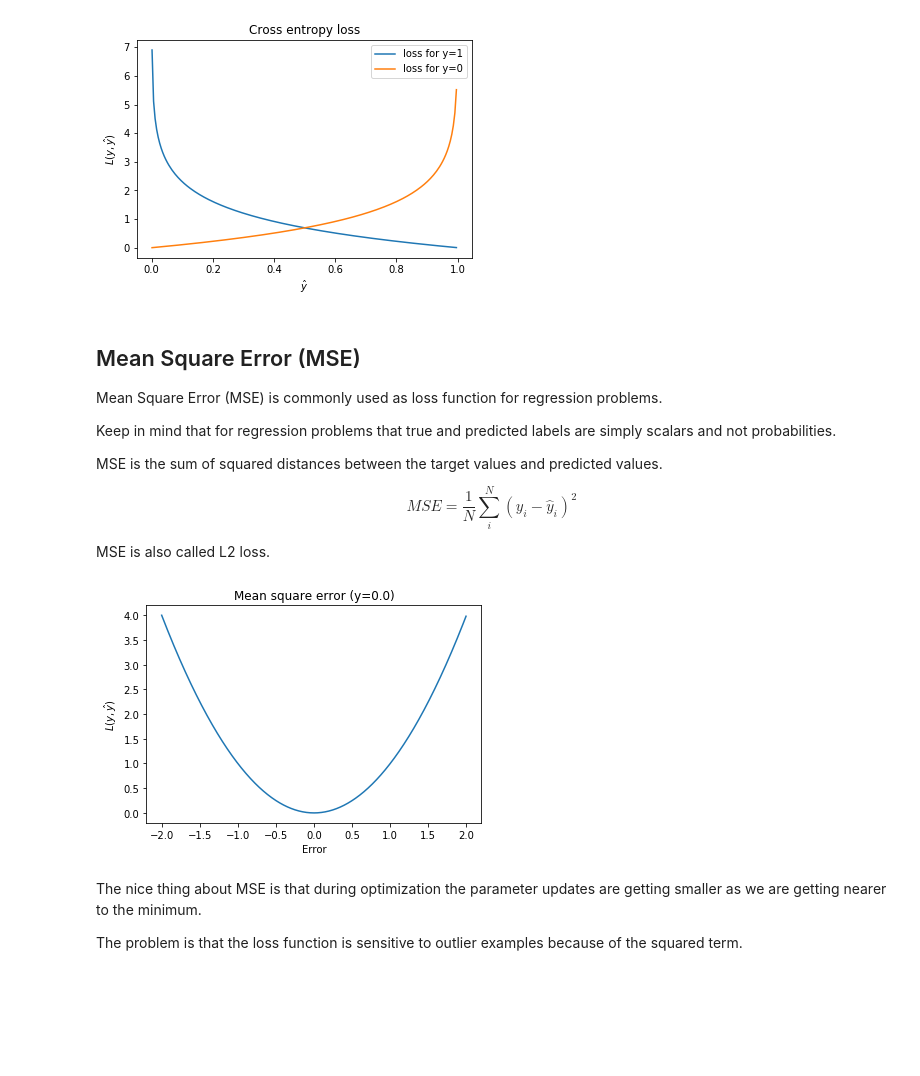
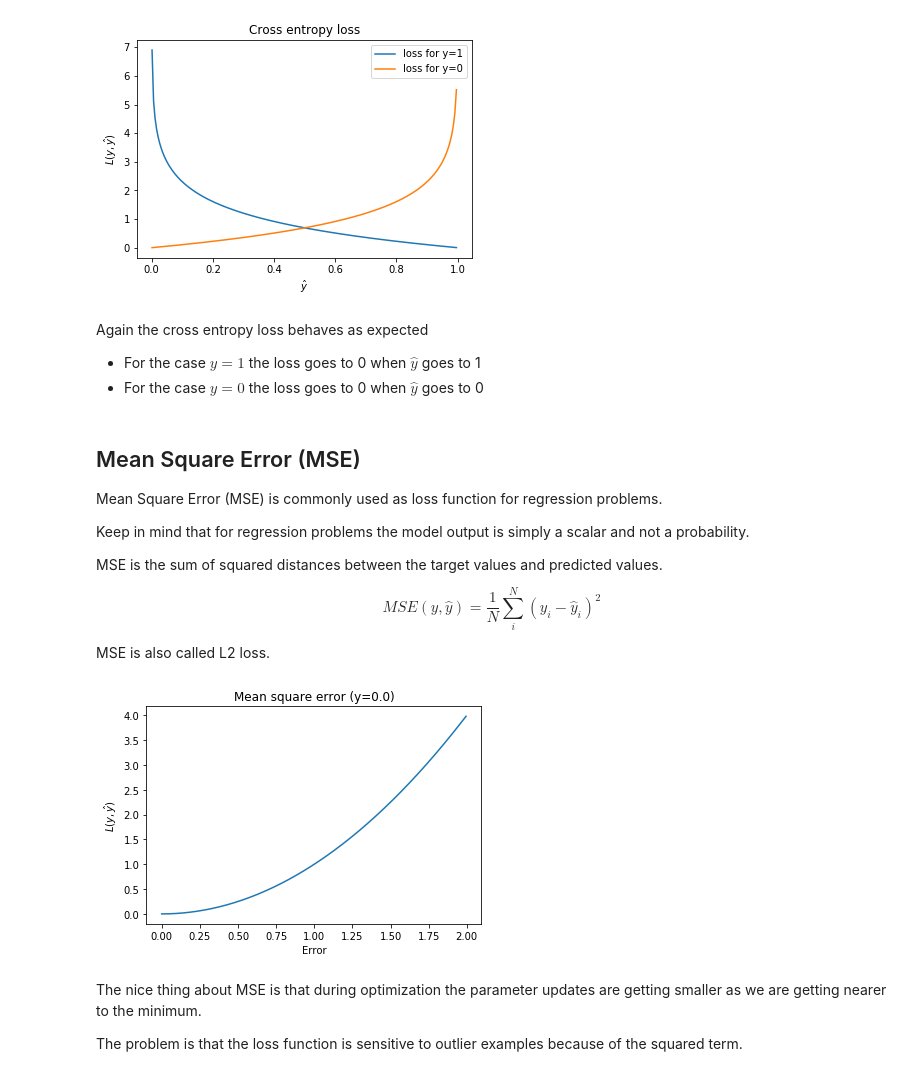
Before and after one commit to asprenger/ml_workshop, a Jupyter notebook: 1.6 - Loss.ipynb, the cells around one changed output. Saved outputs shown, nothing was run; the diff lists cells and outputs as text; code cells hidden in the pictures; blank space fills up the shorter version.

```diff
--- a/1.6 - Loss.ipynb
+++ b/1.6 - Loss.ipynb
@@ -174,32 +174,37 @@ plt.legend()
 plt.show()
 # %% [output]
 [figure]
+# %% [markdown]
+Again the cross entropy loss behaves as expected
+ * For the case $y=1$ the loss goes to 0 when $\hat y$ goes to 1
+ * For the case $y=0$ the loss goes to 0 when $\hat y$ goes to 0
 # %% [markdown]
 ## Mean Square Error (MSE)
 
 Mean Square Error (MSE) is commonly used as loss function for regression problems.
 
-Keep in mind that for regression problems that true and predicted labels are simply scalars and not probabilities.
+Keep in mind that for regression problems the model output is simply a scalar and not a probability.
 
 MSE is the sum of squared distances between the target values and predicted values.
 
 $$
-MSE = \frac{1}{N} \sum_i^N(y_i - \hat y_i)^2
+MSE(y, \hat y) = \frac{1}{N} \sum_i^N(y_i - \hat y_i)^2
 $$
 
 MSE is also called L2 loss.
 # %%
+%matplotlib inline
 import matplotlib.pyplot as plt
 import numpy as np
-x = np.arange(-2.0, 2.0, 0.005)
+x = np.arange(0.0, 2.0, 0.005)
 y = x**2
 plt.plot(x,y)
 plt.title('Mean square error (y=0.0)')
 plt.ylabel('$L(y,\hat y)$')
 plt.xlabel('Error')
 plt.show()
 # %% [output]
-[figure, old version]
+[figure, new version]
 # %% [markdown]
 The nice thing about MSE is that during optimization the parameter updates are getting smaller as we are getting nearer to the minimum.
 
```
Also changed, not shown: parts of 3 cells of this notebook, 6 other files.
